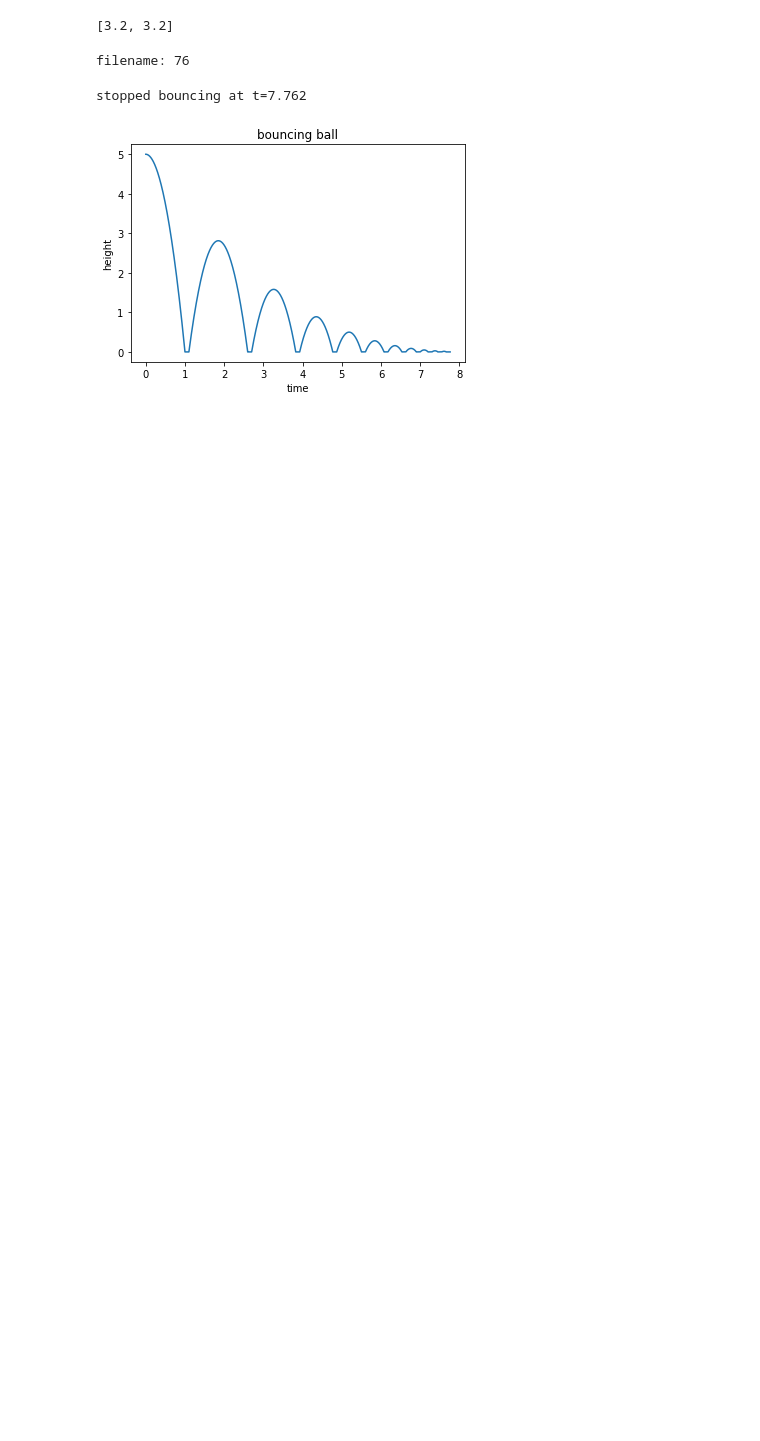
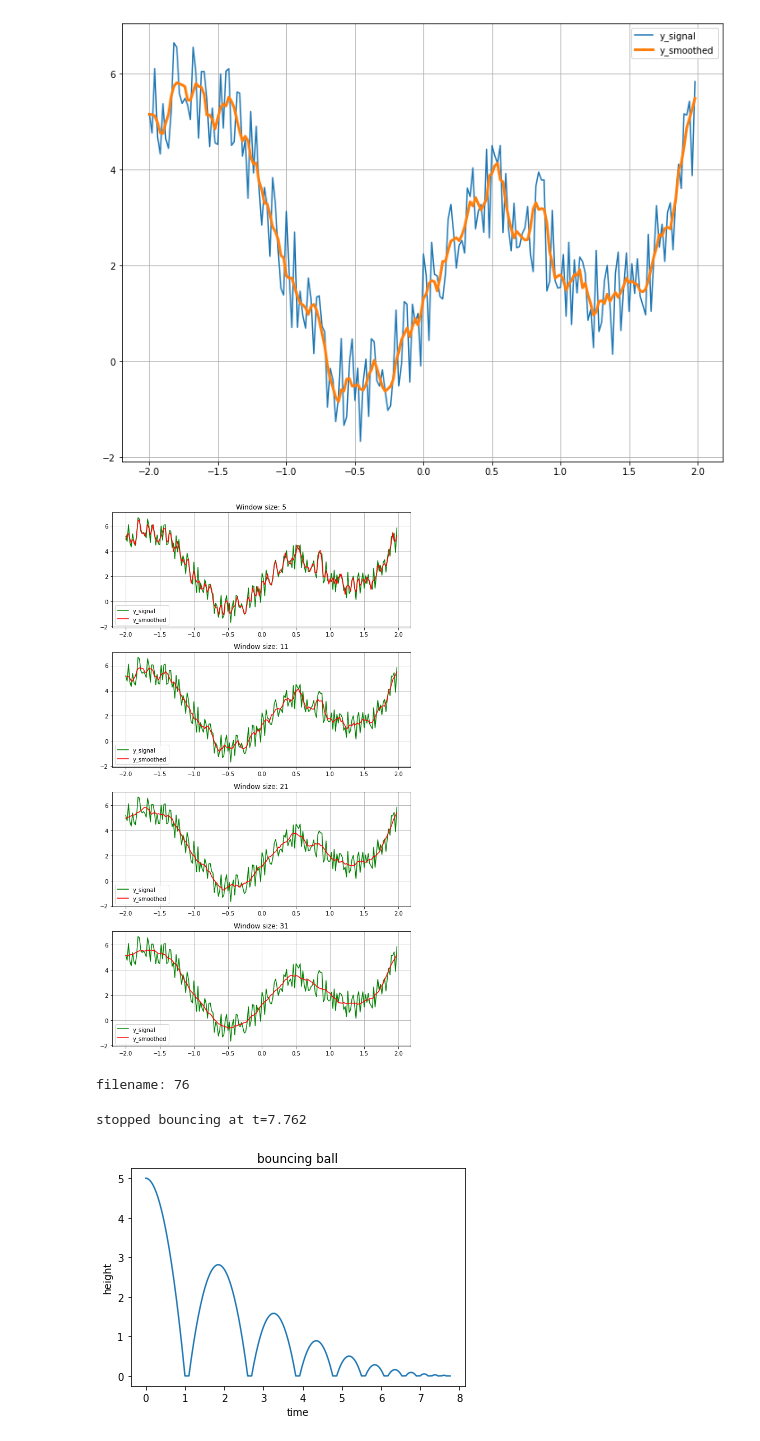
Before and after one commit to junsukha/pose-estimation-demo, a Jupyter notebook: test.ipynb, the cells around one changed output. Saved outputs shown, nothing was run; the diff lists cells and outputs as text; code cells hidden in the pictures; blank space fills up the shorter version.

```diff
--- a/test.ipynb
+++ b/test.ipynb
@@ -1,13 +1,39 @@
-# %%
-import numpy as np
-
-a = []
-angle = 3.2
-a.append(angle)
-a.append(angle)
-a
-# %% [output]
-[3.2, 3.2]
+# %%
+import numpy as np
+from scipy import signal
+import matplotlib.pyplot as plt
+
+x = np.arange(-2, 2, 0.02)
+y = np.array(x**2 + 2*np.sin(x*np.pi))
+y = y + np.array(np.random.random(len(x))*2.3)
+y_smooth = signal.savgol_filter(y, window_length=11, polyorder=3, mode="nearest")
+
+plt.figure(figsize=(12, 9))
+plt.plot(x, y, label="y_signal")
+plt.plot(x, y_smooth, linewidth=3, label="y_smoothed")
+plt.legend()
+plt.grid(True)
+plt.show()
+
+
+ig, ax = plt.subplots(4, figsize=(8, 14))
+i = 0
+
+# define window sizes 5, 11, 21, 31
+for w_size in [5, 11, 21, 31]:
+    y_fit = signal.savgol_filter(y, w_size, 3, mode="nearest")
+    ax[i].plot(x, y, label="y_signal", color="green")
+    ax[i].plot(x, y_fit, label="y_smoothed", color="red")
+    ax[i].set_title("Window size: " + str(w_size))
+    ax[i].legend()
+    ax[i].grid(True)
+    i+=1
+
+plt.tight_layout()
+plt.show()
+# %% [output]
+[figure, added]
+[figure, added]
 # %%
 import cv2
 import mediapipe as mp
```
Also changed, not shown: 9 other files.
